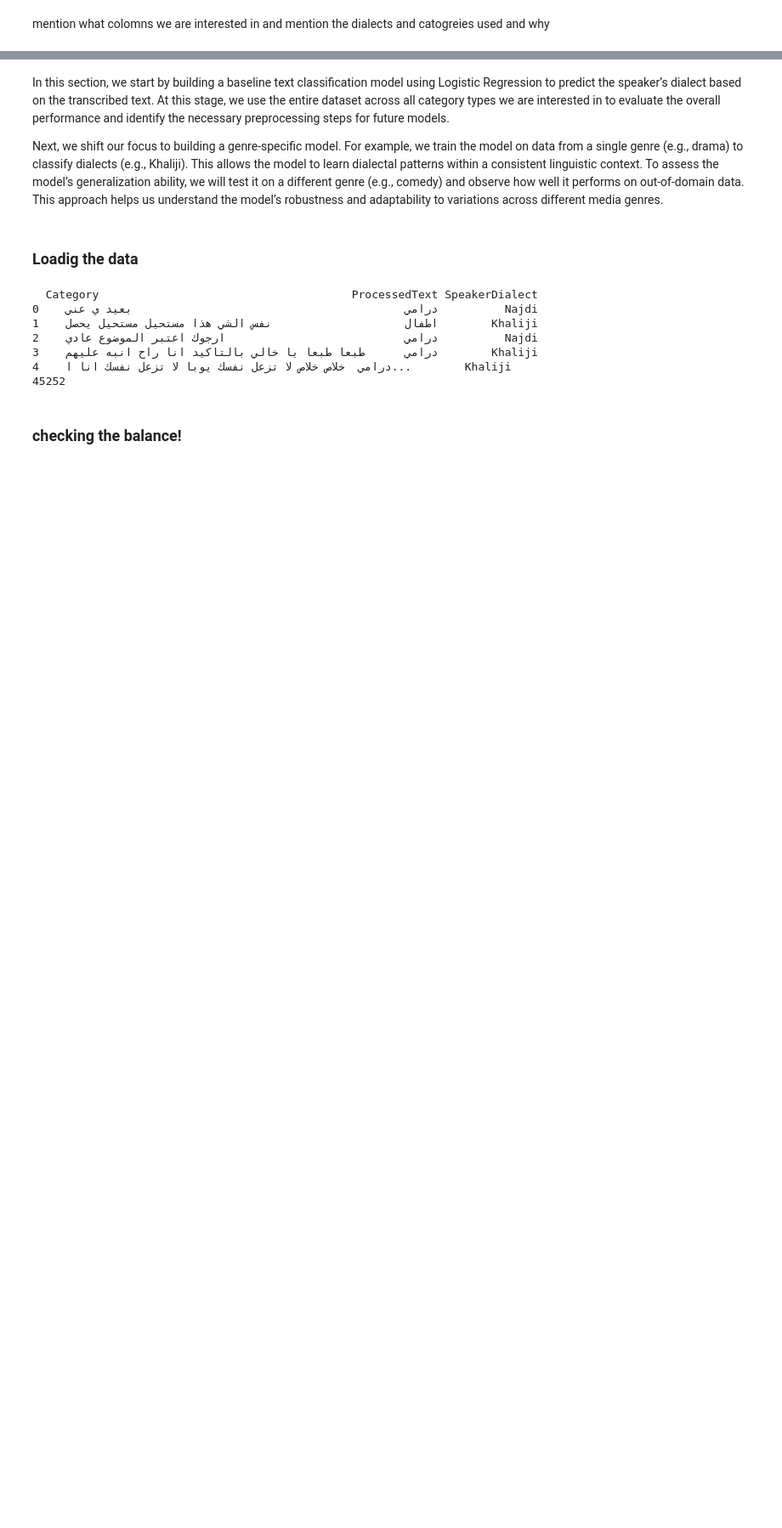
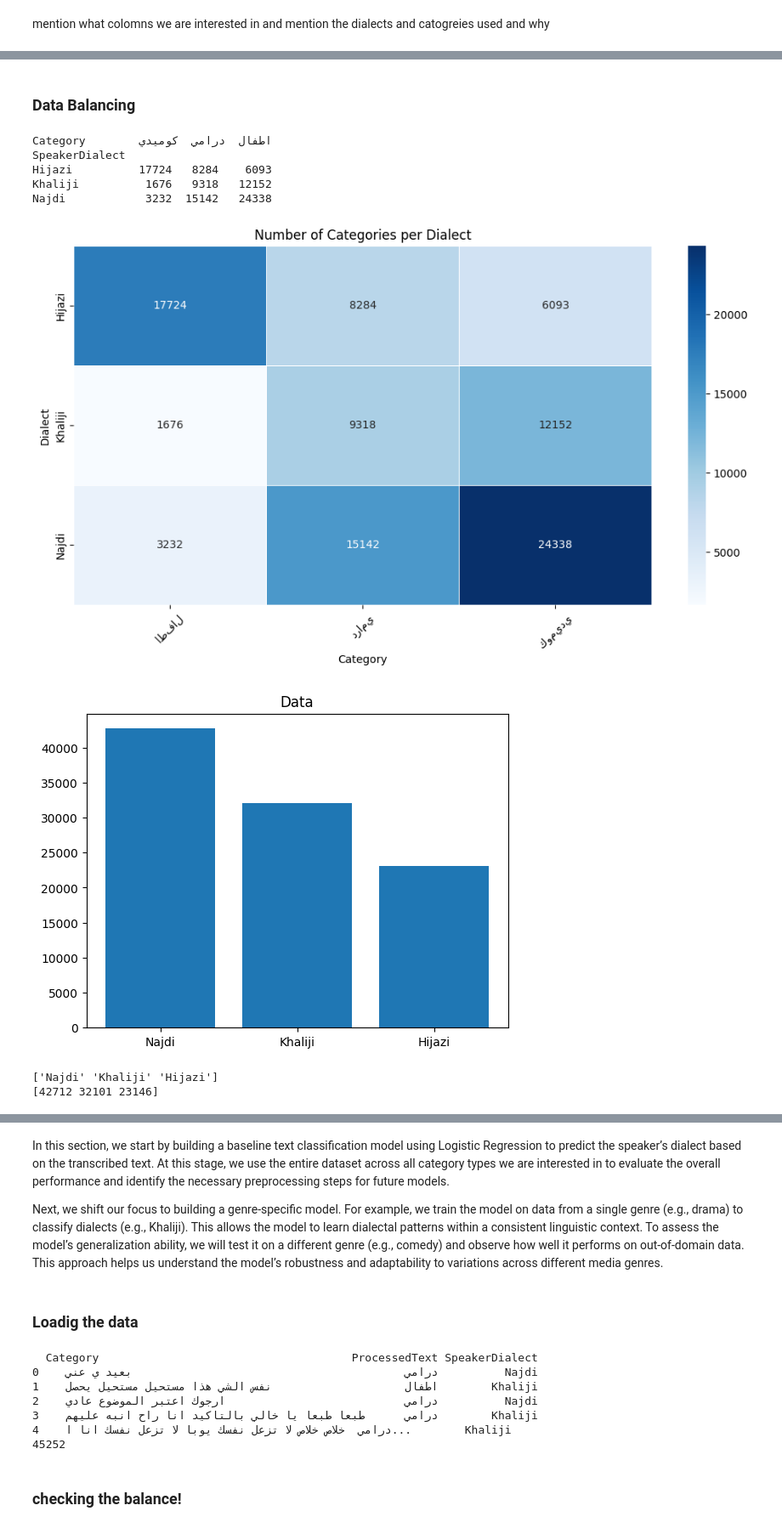
Before and after one commit to BashairAlsadhan/NLP-project, a Jupyter notebook: logesticRegressionSADA.ipynb, the cells around one changed output, grey strips where cells are left out. Shown: that part at 85% size. Saved outputs shown, nothing was run; the diff lists cells and outputs as text; code cells hidden in the pictures; blank space fills up the shorter version.

Commit message:
balancing

```diff
--- a/logesticRegressionSADA.ipynb
+++ b/logesticRegressionSADA.ipynb
@@ -200,0 +212,11 @@ mention what colomns we are interested in and mention the dialects and catogreie
+# %%
+# remove unnecessary features
+df = df[['Category', 'ProcessedText', 'SpeakerDialect']]
+
+
+# keep the needed dialects and categories
+categories = ['درامي', 'اطفال', 'كوميدي']
+dialects = ['Najdi', 'Hijazi', 'Khaliji']
+
+df = df[df.SpeakerDialect.isin(dialects)]
+df = df[df.Category.isin(categories)]
@@ -200,0 +232,43 @@ mention what colomns we are interested in and mention the dialects and catogreie
+# %% [markdown]
+### Data Balancing
+# %%
+import matplotlib.pyplot as plt
+import seaborn as sns
+import numpy as np
+
+# Create a pivot table to count occurrences of each category per dialect
+dialect_category_matrix = df.pivot_table(index="SpeakerDialect", columns="Category", aggfunc="size", fill_value=0)
+
+# Print the matrix
+print(dialect_category_matrix)
+
+# Visualize the data using a heatmap
+plt.figure(figsize=(12, 6))
+sns.heatmap(dialect_category_matrix, annot=True, fmt="d", cmap="Blues", linewidths=0.5)
+plt.xlabel("Category")
+plt.ylabel("Dialect")
+plt.title("Number of Categories per Dialect")
+plt.xticks(rotation=45)
+plt.show()
+
+# bar chartt for dialect distribution
+y = np.array(df.SpeakerDialect.value_counts())
+x = np.array(df.SpeakerDialect.unique())
+
+
+plt.bar(x, y)
+plt.title('Data')
+plt.show()
+
+print(x)
+print(y)
+# %% [output]
+Category        اطفال  درامي  كوميدي
+SpeakerDialect
+Hijazi          17724   8284    6093
+Khaliji          1676   9318   12152
+Najdi            3232  15142   24338
+[figure, added]
+[figure, added]
+['Najdi' 'Khaliji' 'Hijazi']
+[42712 32101 23146]
```
Also changed, not shown: parts of 17 cells of this notebook.
